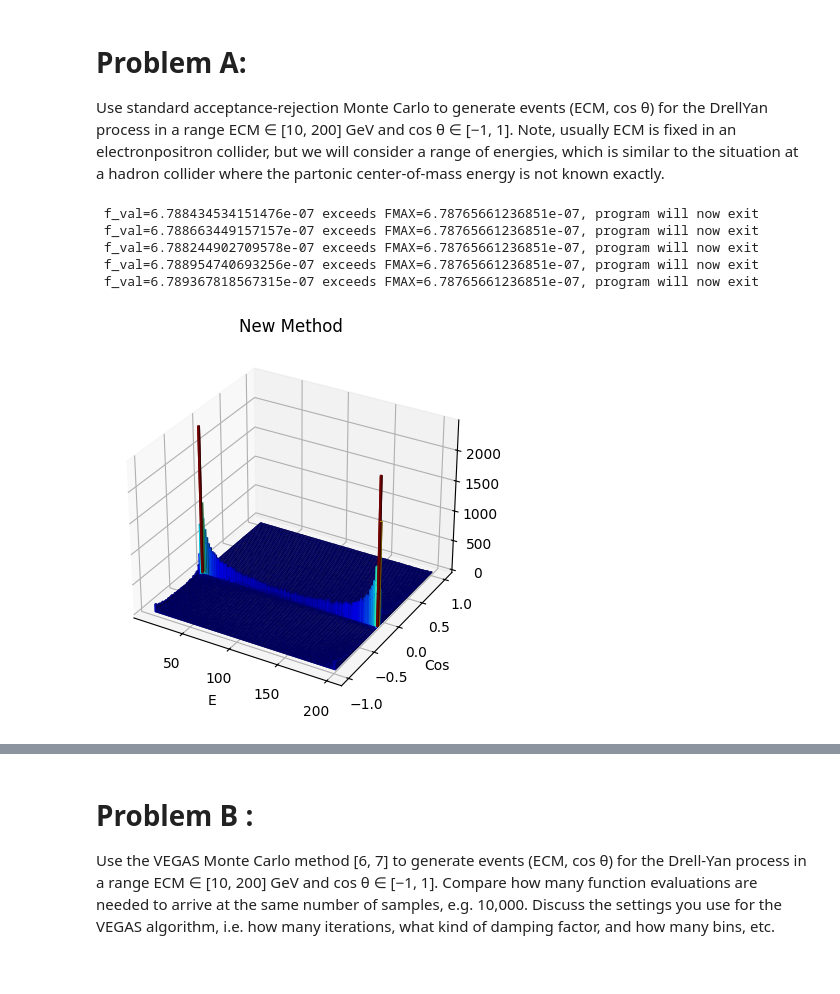
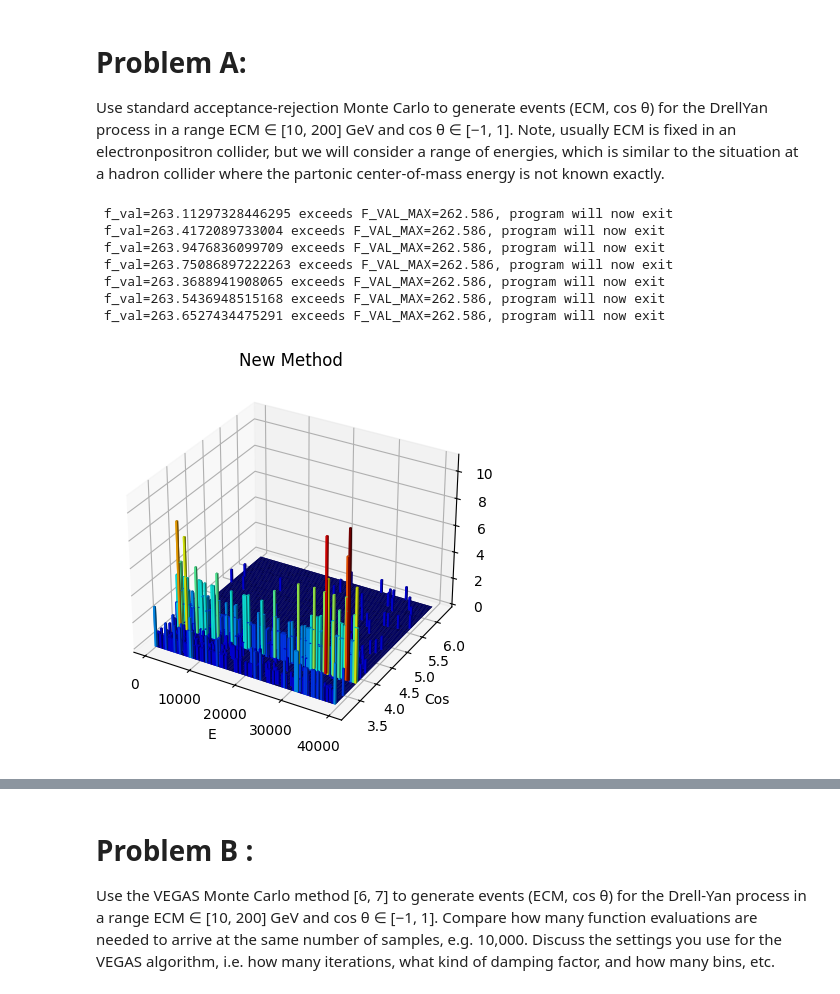
Before and after one commit to Alfredolazagna/Drell-Yan-Production-with-VEGAS-C-, a Jupyter notebook: drell-yan.ipynb, the cells around one changed output, grey strips where cells are left out. Saved outputs shown, nothing was run; the diff lists cells and outputs as text; code cells hidden in the pictures.

```diff
--- a/drell-yan.ipynb
+++ b/drell-yan.ipynb
@@ -125,7 +124,7 @@ def f(s,theta):
     a = alpha**2/(4 * s)
     b = A0(s) * (1 + np.cos(theta)**2)
     c = A1(s) * np.cos(theta)
-    return a * (b + c)
+    return a * (b + c) * pb
 # %%
 def lego_plot(xAmplitudes, yAmplitudes, nBins, xLabel, yLabel, title):
     x = np.array(xAmplitudes)  # turn x,y data into numpy arrays
@@ -200,50 +200,57 @@ def plot_histograms(s_values, theta_values, nBins):
 
 # FMAX = max(sampled_values)
 # print(FMAX)
-FMAX = 6.78765661236851e-07
+#FMAX = 6.78765661236851e-07
+FMAX = 262.586
 # %% [markdown]
 # Problem A:
 
 Use standard acceptance-rejection Monte Carlo to generate events (ECM, cos θ) for the DrellYan process in a range ECM ∈ [10, 200] GeV and cos θ ∈ [−1, 1]. Note, usually ECM is fixed in an electronpositron collider, but we will consider a range of energies, which is similar to the situation at a hadron
 collider where the partonic center-of-mass energy is not known exactly.
 # %%
-def brute_force(nPoints, seed=None):
+def brute_force(nPoints, seed=None, type=None):
     nFunctionEval = 0
-    s_rej_method = []
-    theta_rej_method = []
+    yy1_rej_method = []
+    yy2_rej_method = []
     maxWeightEncounteredRej = -1.0e20
     generator = np.random.RandomState(seed=seed)
-    while len(s_rej_method) < nPoints:
+
+    XMIN, XMAX = SMIN, SMAX
+    YMIN, YMAX = THETAMIN, THETAMAX
+    while len(yy1_rej_method) < nPoints:
         rr = generator.uniform(size=3)
-        s, theta = SMIN + rr[0] * (SMAX - SMIN), THETAMIN + rr[1] * (THETAMAX - THETAMIN)
+        yy1, yy2 = XMIN + rr[0] * (XMAX - XMIN), YMIN + rr[1] * (YMAX - YMIN)
         nFunctionEval += 1
-        f_val = f(s, theta)
+        f_val = f(yy1, yy2)
         if f_val > maxWeightEncounteredRej:
             maxWeightEncounteredRej = f_val
         if f_val > FMAX:
             print(
-                f" f_val={f_val} exceeds FMAX={FMAX}, program will now exit"
+                f" f_val={f_val} exceeds F_VAL_MAX={FMAX}, program will now exit"
             )
             exit(99)
         if f_val / FMAX > rr[2]:
-            s_rej_method.append(s)
-            theta_rej_method.append(theta)
+            yy1_rej_method.append(yy1)
+            yy2_rej_method.append(yy2)
+
     return {
-        "S": s_rej_method,
-        "theta": theta_rej_method,
+        "S": yy1_rej_method,
+        "angle": yy2_rej_method,
         "nFunEval": nFunctionEval,
         "maxWeightEncountered": maxWeightEncounteredRej,
     }
 # %%
-bf = brute_force(100_000,64)
+bf = brute_force(1_000,64)
 # %% [output]
- f_val=6.788434534151476e-07 exceeds FMAX=6.78765661236851e-07, program will now exit
- f_val=6.788663449157157e-07 exceeds FMAX=6.78765661236851e-07, program will now exit
- f_val=6.788244902709578e-07 exceeds FMAX=6.78765661236851e-07, program will now exit
- f_val=6.788954740693256e-07 exceeds FMAX=6.78765661236851e-07, program will now exit
- f_val=6.789367818567315e-07 exceeds FMAX=6.78765661236851e-07, program will now exit
+ f_val=263.11297328446295 exceeds F_VAL_MAX=262.586, program will now exit
+ f_val=263.4172089733004 exceeds F_VAL_MAX=262.586, program will now exit
+ f_val=263.9476836099709 exceeds F_VAL_MAX=262.586, program will now exit
+ f_val=263.75086897222263 exceeds F_VAL_MAX=262.586, program will now exit
+ f_val=263.3688941908065 exceeds F_VAL_MAX=262.586, program will now exit
+ f_val=263.5436948515168 exceeds F_VAL_MAX=262.586, program will now exit
+ f_val=263.6527434475291 exceeds F_VAL_MAX=262.586, program will now exit
 # %%
-lego_plot(np.sqrt(bf["S"]), np.cos(bf["theta"]), 100, "E", "Cos", "New Method")
+lego_plot((bf["S"]), (bf["angle"]), 100, "E", "Cos", "New Method")
 # %% [output]
-[figure, old version]
+[figure, new version]
 # %%
```
Also changed, not shown: parts of 12 cells of this notebook, 1 other file.
